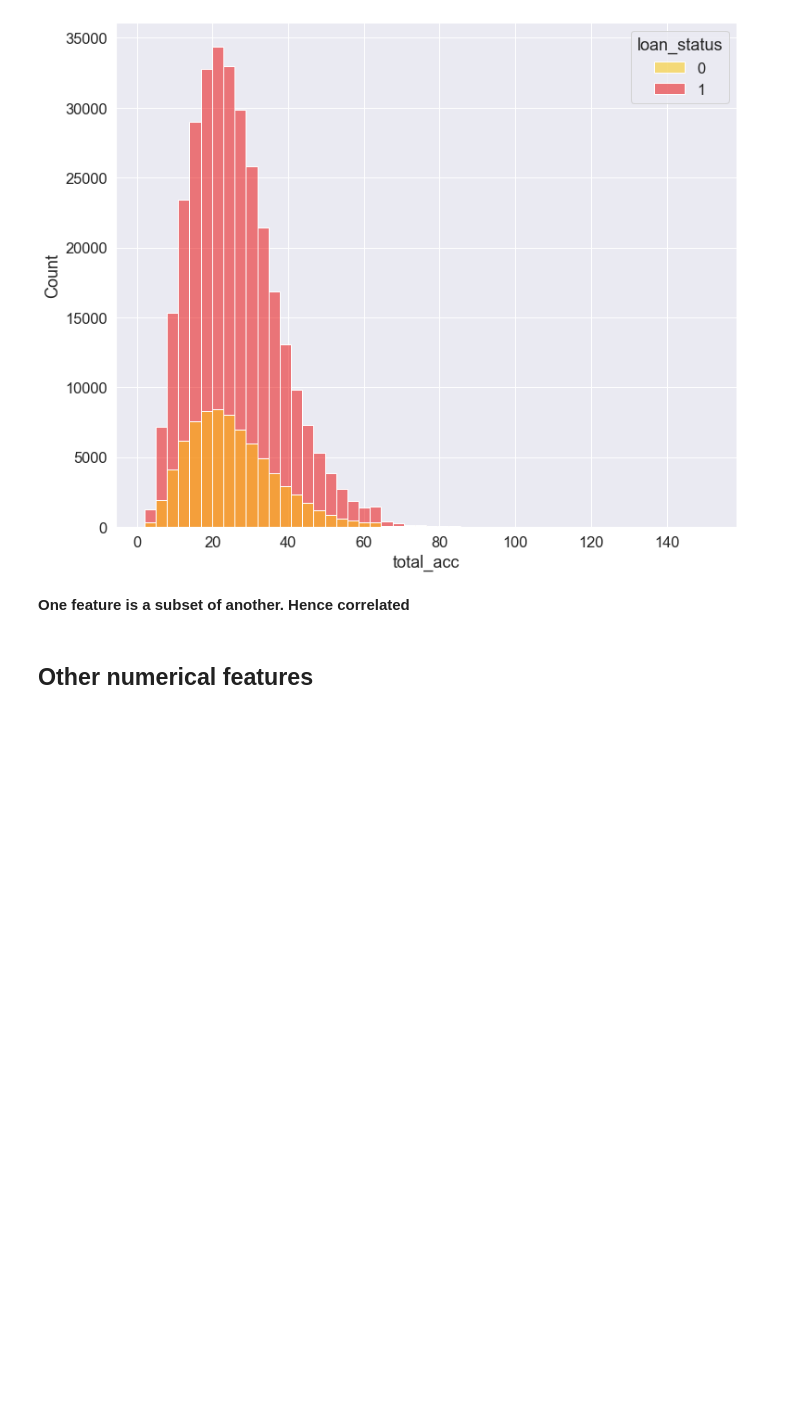
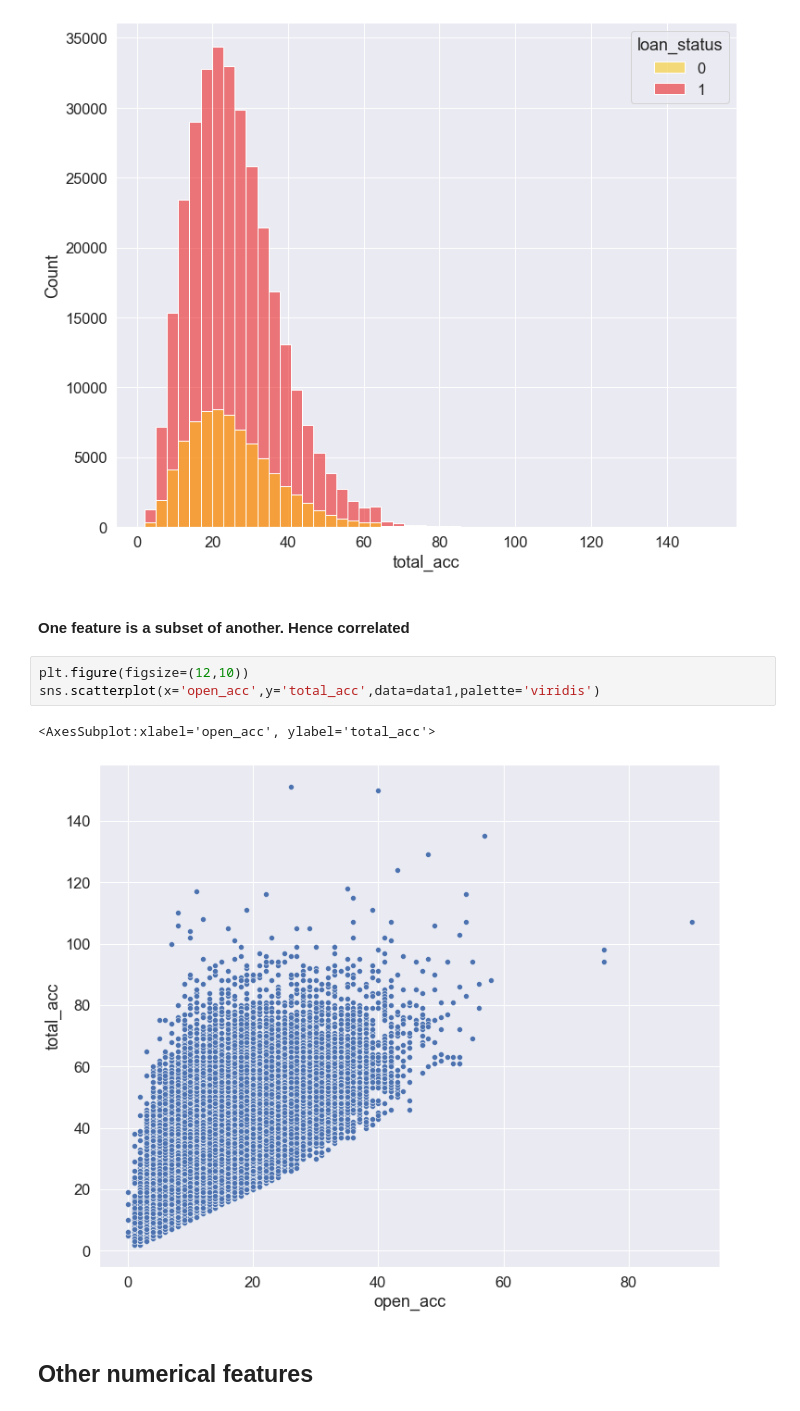
Before and after one commit to Ganesh4693/Lending-Club, a Jupyter notebook: lending.ipynb, the cells around one changed output. Saved outputs shown, nothing was run; the diff lists cells and outputs as text; blank space fills up the shorter version.

```diff
--- a/lending.ipynb
+++ b/lending.ipynb
@@ -494,7 +495,13 @@ sns.histplot(data1,x='total_acc',bins=50,hue='loan_status',palette='hot_r')
 <AxesSubplot:xlabel='total_acc', ylabel='Count'>
 [figure]
 # %% [markdown]
-**One feature is a subset of another. Hence correlated**
+#### One feature is a subset of another. Hence correlated
+# %%
+plt.figure(figsize=(12,10))
+sns.scatterplot(x='open_acc',y='total_acc',data=data1,palette='viridis')
+# %% [output]
+<AxesSubplot:xlabel='open_acc', ylabel='total_acc'>
+[figure, added]
 # %% [markdown]
 ## Other numerical features
 # %%
```
Also changed, not shown: parts of 2 cells of this notebook.
